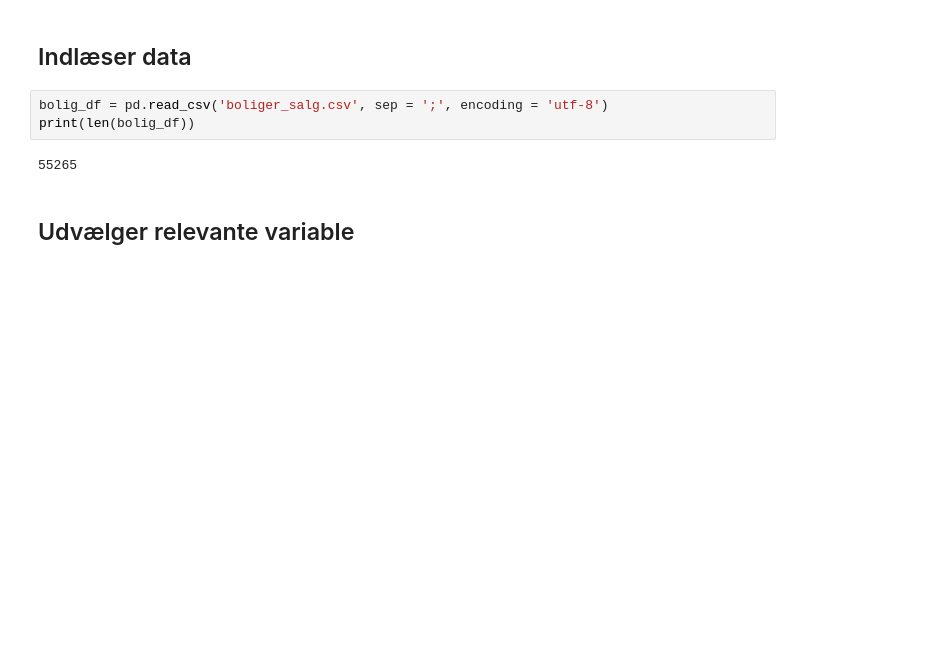
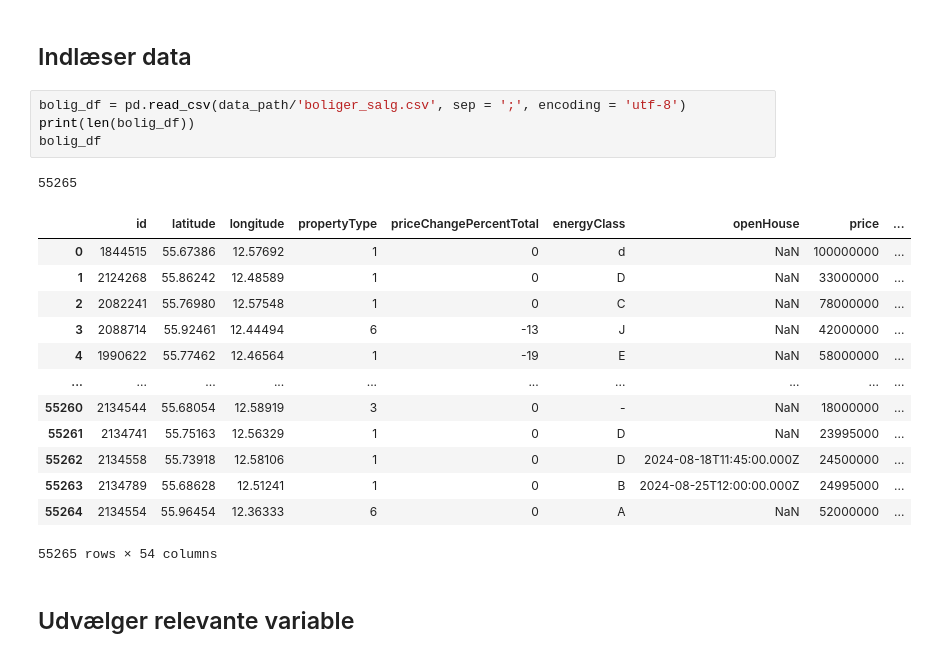
Before and after one commit to Tobias-Thiim/Introduction-to-Social-Data-Science-gruppe_20, a Jupyter notebook: data_cleaning/3. Data cleaning - Boliga.ipynb, the cells around one changed output. Cells and saved outputs as stored; diff of their text form; blank space fills up the shorter version.

```diff
--- a/data_cleaning/3. Data cleaning - Boliga.ipynb
+++ b/data_cleaning/3. Data cleaning - Boliga.ipynb
@@ -13,10 +24,24 @@ pd.options.display.max_columns = None
 # %% [markdown]
 ## Indlæser data
 # %%
-bolig_df = pd.read_csv('boliger_salg.csv', sep = ';', encoding = 'utf-8')
+bolig_df = pd.read_csv(data_path/'boliger_salg.csv', sep = ';', encoding = 'utf-8')
 print(len(bolig_df))
+bolig_df
 # %% [output]
 55265
+|  | id | latitude | longitude | propertyType | priceChangePercentTotal | energyClass | openHouse | price | ... |
+| 0 | 1844515 | 55.67386 | 12.57692 | 1 | 0 | d | NaN | 100000000 | ... |
+| 1 | 2124268 | 55.86242 | 12.48589 | 1 | 0 | D | NaN | 33000000 | ... |
+| 2 | 2082241 | 55.76980 | 12.57548 | 1 | 0 | C | NaN | 78000000 | ... |
+| 3 | 2088714 | 55.92461 | 12.44494 | 6 | -13 | J | NaN | 42000000 | ... |
+| 4 | 1990622 | 55.77462 | 12.46564 | 1 | -19 | E | NaN | 58000000 | ... |
+| ... | ... | ... | ... | ... | ... | ... | ... | ... | ... |
+| 55260 | 2134544 | 55.68054 | 12.58919 | 3 | 0 | - | NaN | 18000000 | ... |
+| 55261 | 2134741 | 55.75163 | 12.56329 | 1 | 0 | D | NaN | 23995000 | ... |
+| 55262 | 2134558 | 55.73918 | 12.58106 | 1 | 0 | D | 2024-08-18T11:45:00.000Z | 24500000 | ... |
+| 55263 | 2134789 | 55.68628 | 12.51241 | 1 | 0 | B | 2024-08-25T12:00:00.000Z | 24995000 | ... |
+| 55264 | 2134554 | 55.96454 | 12.36333 | 6 | 0 | A | NaN | 52000000 | ... |
+55265 rows × 54 columns
 # %% [markdown]
 ## Udvælger relevante variable
 # %%
```
Also changed, not shown: parts of 13 cells of this notebook.
